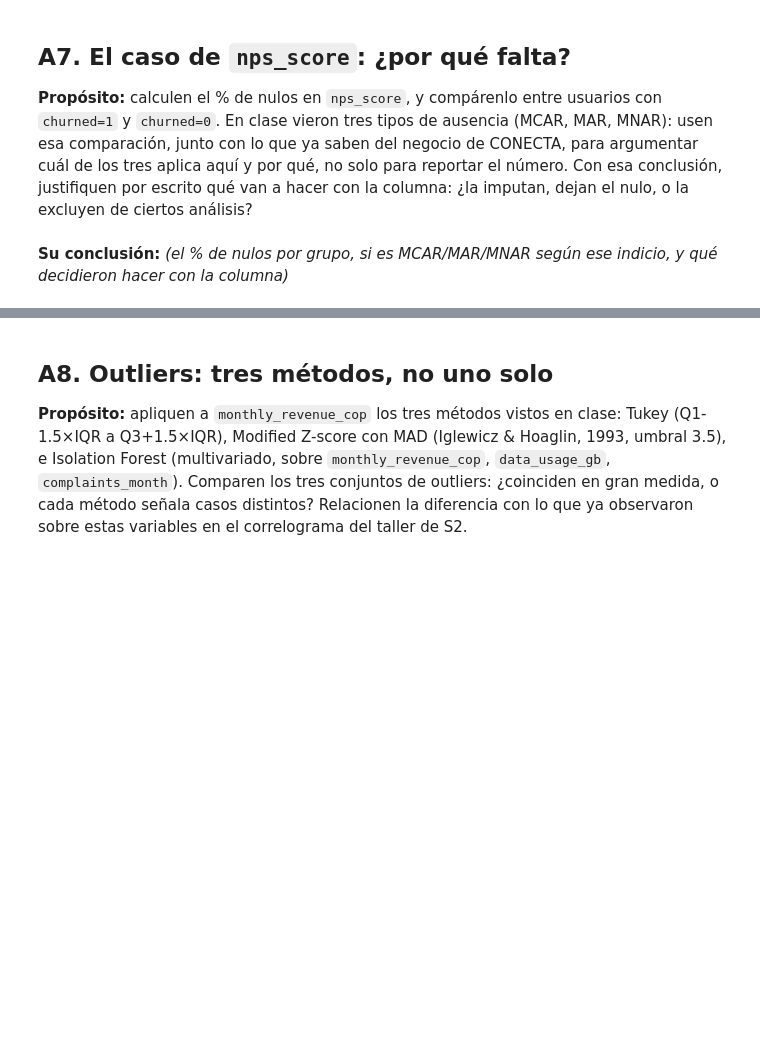
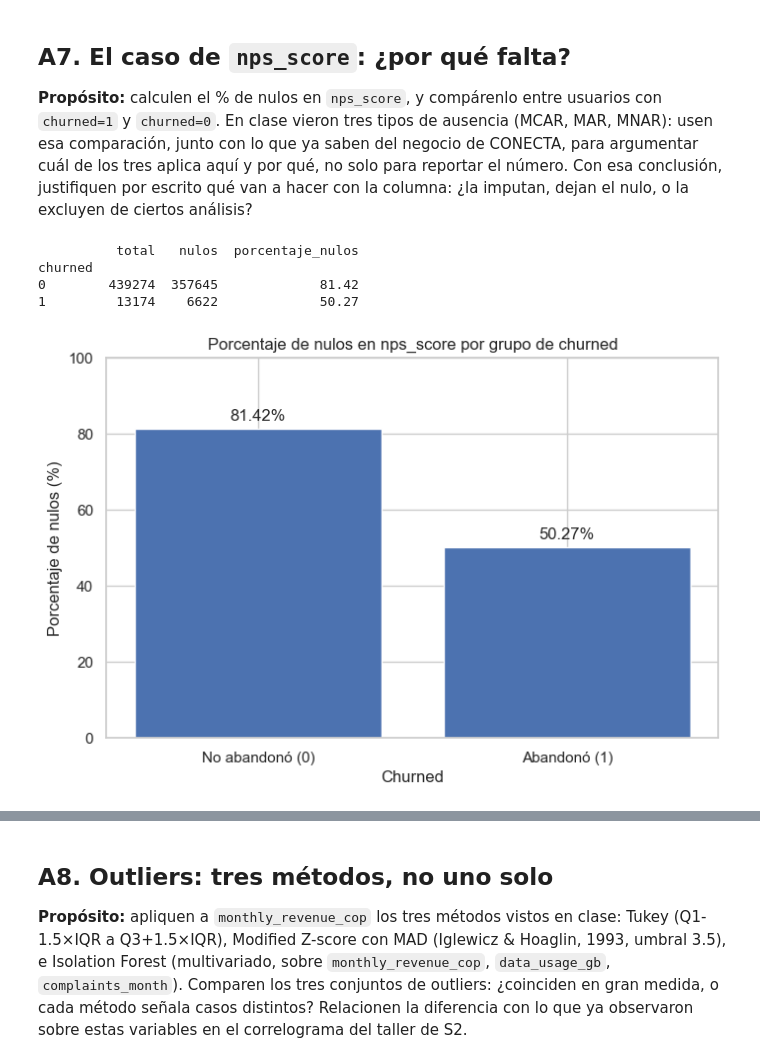
Before and after one commit to jp0617/visualizacionAnalisis, a Jupyter notebook: v0.1_s3_dataviz_grupo1.ipynb, the cells around one changed output, grey strips where cells are left out. Cells and saved outputs as stored; diff of their text form; code cells hidden in the pictures; blank space fills up the shorter version.

```diff
--- a/v0.1_s3_dataviz_grupo1.ipynb
+++ b/v0.1_s3_dataviz_grupo1.ipynb
@@ -455,2 +458,44 @@ Duplicados eliminados: 1355
-# %% [markdown]
-**Su conclusión:** _(el % de nulos por grupo, si es MCAR/MAR/MNAR según ese indicio, y qué decidieron hacer con la columna)_
+# %%
+# TODO: % de nulos en nps_score, total y por grupo de churned (0 vs 1)
+# Crear tabla resumen
+
+resumen_nulos_nps = df_sin_duplicados.groupby('churned')['nps_score'].agg(
+    total='size',
+    nulos=lambda x: x.isna().sum(),
+    porcentaje_nulos=lambda x: x.isna().mean() * 100
+)
+
+print(resumen_nulos_nps)
+
+
+
+# Crear la gráfica
+plt.figure(figsize=(8, 5))
+
+plt.bar(
+    resumen_nulos_nps.index.astype(str),
+    resumen_nulos_nps['porcentaje_nulos']
+)
+
+plt.title('Porcentaje de nulos en nps_score por grupo de churned')
+plt.xlabel('Churned')
+plt.ylabel('Porcentaje de nulos (%)')
+
+plt.xticks(
+    ticks=[0, 1],
+    labels=['No abandonó (0)', 'Abandonó (1)']
+)
+
+plt.ylim(0, 100)
+
+# Mostrar el porcentaje encima de cada barra
+for i, valor in enumerate(resumen_nulos_nps['porcentaje_nulos']):
+    plt.text(i, valor + 2, f'{valor:.2f}%', ha='center')
+
+plt.show()
+# %% [output]
+          total   nulos  porcentaje_nulos
+churned
+0        439274  357645             81.42
+1         13174    6622             50.27
+[figure, added]
```
Also changed, not shown: parts of 18 cells of this notebook.
